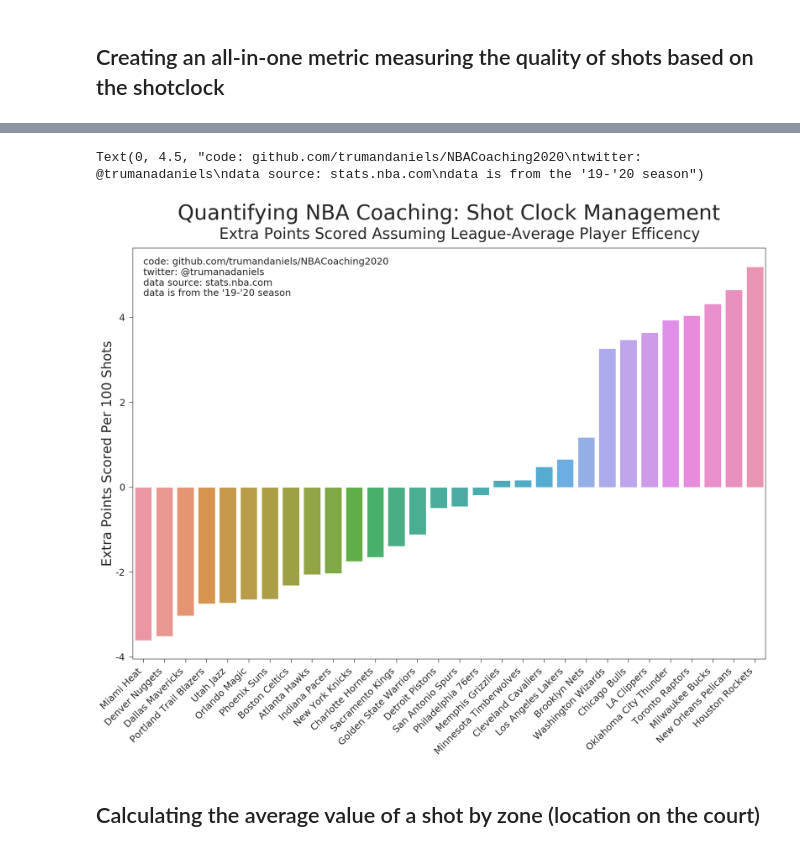
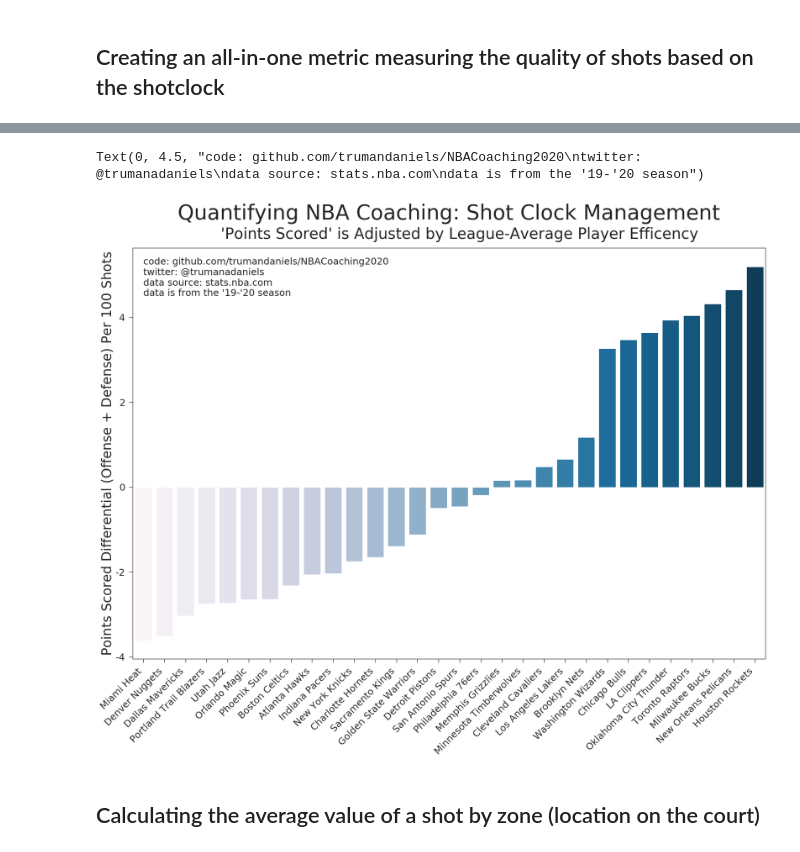
Before and after one commit to trumandaniels/NBACoaching2020, a Jupyter notebook: analysis.ipynb, the cells around one changed output, grey strips where cells are left out. Saved outputs shown, nothing was run; the diff lists cells and outputs as text; code cells hidden in the pictures.

```diff
--- a/analysis.ipynb
+++ b/analysis.ipynb
@@ -97,6 +98,11 @@ oppshot74_19 = oppshot74_19.drop("Unnamed: 0", axis=1)
 
 oppshot40_19 = pd.read_csv(data_folder + "oppshot40-19-20.csv", index_col="Team")
 oppshot40_19 = oppshot40_19.drop("Unnamed: 0", axis=1)
+
+oppshot40_19 = pd.read_csv(data_folder + "oppshot40-19-20.csv", index_col="Team")
+oppshot40_19 = oppshot40_19.drop("Unnamed: 0", axis=1)
+
+advanced_19 = pd.read_csv(data_folder + "advanced-19-20.csv", index_col="Team")
 # %% [markdown]
 # My Philosophy:
 
@@ -323,3 +393,6 @@ off_shotclock_df["3pt 4-0 Expected Points w/Avg Players"] = off_shotclock_df["%
 off_shotclock_df["2pt Expected Points w/Avg Players"] = off_shotclock_df["2pt 24-22 Expected Points w/Avg Players"]+off_shotclock_df["2pt 22-18 Expected Points w/Avg Players"]+off_shotclock_df["2pt 18-15 Expected Points w/Avg Players"]+off_shotclock_df["2pt 15-7 Expected Points w/Avg Players"]+off_shotclock_df["2pt 7-4 Expected Points w/Avg Players"]+off_shotclock_df["2pt 4-0 Expected Points w/Avg Players"]
 off_shotclock_df["3pt Expected Points w/Avg Players"] = off_shotclock_df["3pt 24-22 Expected Points w/Avg Players"]+off_shotclock_df["3pt 22-18 Expected Points w/Avg Players"]+off_shotclock_df["3pt 18-15 Expected Points w/Avg Players"]+off_shotclock_df["3pt 15-7 Expected Points w/Avg Players"]+off_shotclock_df["3pt 7-4 Expected Points w/Avg Players"]+off_shotclock_df["3pt 4-0 Expected Points w/Avg Players"]
 off_shotclock_df["Offensive Shotclock Metric"] = off_shotclock_df["2pt Expected Points w/Avg Players"]*(off_shotclock_df["2pt shots total"]/(off_shotclock_df["2pt shots total"]+off_shotclock_df["3pt shots total"])) + off_shotclock_df["3pt Expected Points w/Avg Players"]*(off_shotclock_df["3pt shots total"]/(off_shotclock_df["2pt shots total"]+off_shotclock_df["3pt shots total"]))
+# %%
+off_shotclock_df = off_shotclock_df.sort_values("Offensive Shotclock Metric")
+off_shotclock_df["Team"] = off_shotclock_df.index
@@ -388,20 +525,20 @@ shotclock_df["Team"] = shotclock_df.index
 # %%
 plt.subplots(figsize=(30,20))
 
-g = sns.barplot(x="Team", y="Shotclock Combined Metric Per 100 Shots", data=shotclock_df)
+g = sns.barplot(x="Team", y="Shotclock Combined Metric Per 100 Shots", data=shotclock_df, palette="PuBu")
 g.tick_params(axis='both', which='major', pad=10, size=10)
 g.set_xticklabels(g.get_xticklabels(), rotation=45, ha="right", size=25)
 g.set_yticklabels([-6, -4, -2, 0, 2, 4, 6], size=25)
 g.set_title("Quantifying NBA Coaching: Shot Clock Management", fontsize=55, pad=75)
 g.set_xlabel("")
-g.set_ylabel("Extra Points Scored Per 100 Shots",fontsize=35)
-g.text(15,5.85, "Extra Points Scored Assuming League-Average Player Efficency", fontsize=40, ha="center")
+g.set_ylabel("Points Scored Differential (Offense + Defense) Per 100 Shots",fontsize=35)
+g.text(15,5.85, "'Points Scored' is Adjusted by League-Average Player Efficency", fontsize=40, ha="center")
 
 #g.set_subtitle("test")
 g.text(0, 4.5,"code: github.com/trumandaniels/NBACoaching2020\ntwitter: @trumanadaniels\ndata source: stats.nba.com\ndata is from the '19-'20 season", fontsize=25)
 # %% [output]
 Text(0, 4.5, "code: github.com/trumandaniels/NBACoaching2020\ntwitter: @trumanadaniels\ndata source: stats.nba.com\ndata is from the '19-'20 season")
-[figure, old version]
+[figure, new version]
 # %% [markdown]
 ## Calculating the average value of a shot by zone (location on the court)
 # %%
```
Also changed, not shown: parts of 36 cells of this notebook.
